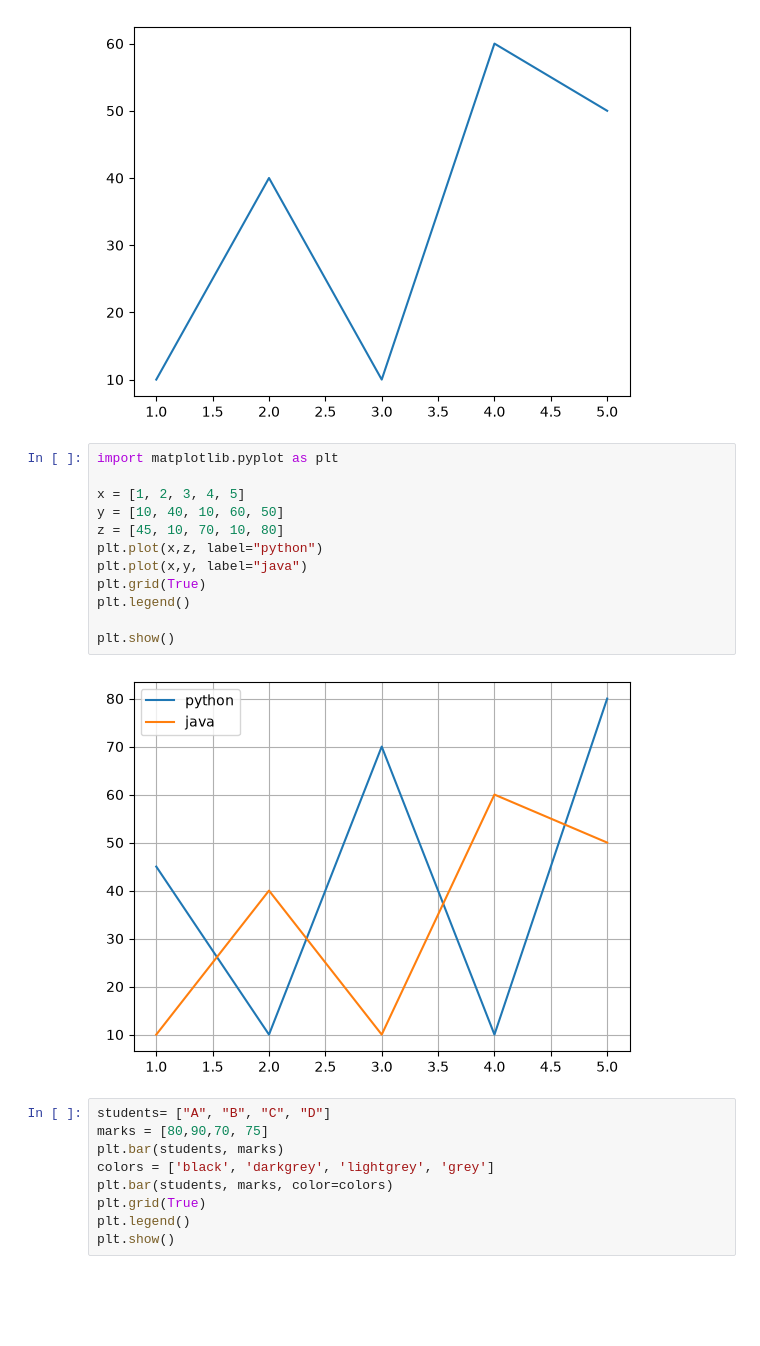
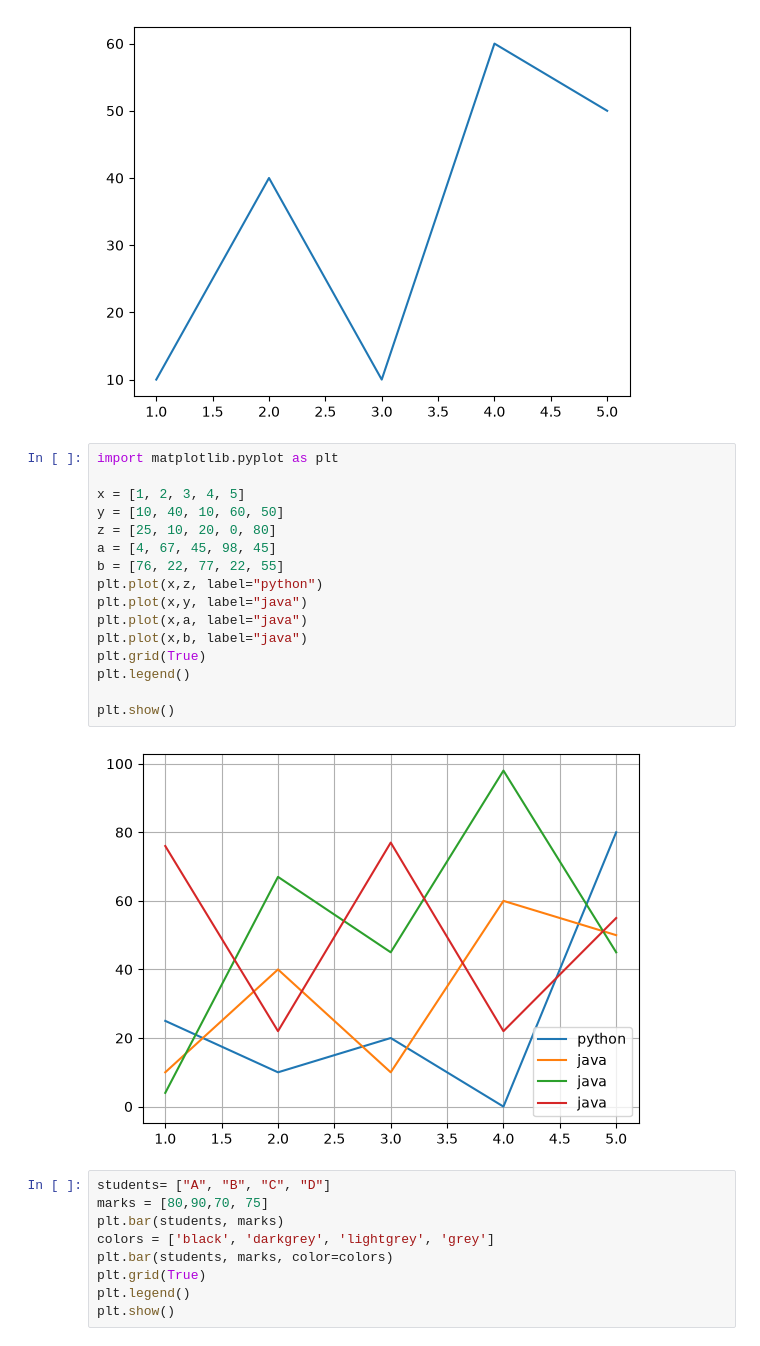
Before and after one commit to ankit-kr-maurya-82/Data-Science, a Jupyter notebook: day8.ipynb, the cells around one changed output. Cells and saved outputs as stored; diff of their text form; blank space fills up the shorter version.

```diff
--- a/day8.ipynb
+++ b/day8.ipynb
@@ -160,17 +160,21 @@ plt.show()
 # %%
 import matplotlib.pyplot as plt
 
 x = [1, 2, 3, 4, 5]
 y = [10, 40, 10, 60, 50]
-z = [45, 10, 70, 10, 80]
+z = [25, 10, 20, 0, 80]
+a = [4, 67, 45, 98, 45]
+b = [76, 22, 77, 22, 55]
 plt.plot(x,z, label="python")
 plt.plot(x,y, label="java")
+plt.plot(x,a, label="java")
+plt.plot(x,b, label="java")
 plt.grid(True)
 plt.legend()
 
 plt.show()
 # %% [output]
-[figure, old version]
+[figure, new version]
 # %%
 students= ["A", "B", "C", "D"]
 marks = [80,90,70, 75]
```
Also changed, not shown: parts of 1 cell of this notebook, 1 other file.
